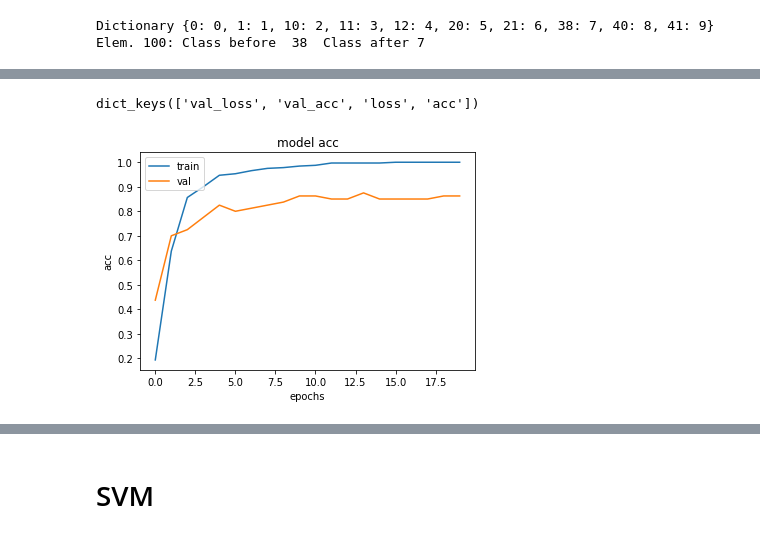
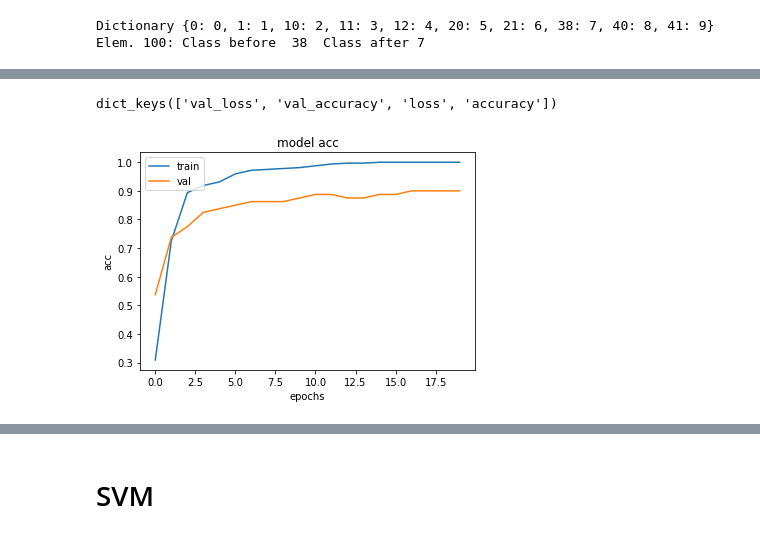
Before and after one commit to wangxiaochaun/deep-audio-learning-note, a Jupyter notebook: test1_soundnet_keras_pseeth.ipynb, the cells around one changed output, grey strips where cells are left out. Saved outputs shown, nothing was run; the diff lists cells and outputs as text; code cells hidden in the pictures.

```diff
--- a/test1_soundnet_keras_pseeth.ipynb
+++ b/test1_soundnet_keras_pseeth.ipynb
@@ -24,7 +26,7 @@ def build_model():
     Builds up the SoundNet model and loads the weights from a given model file (8-layer model is kept at models/sound8.npy).
     :return:
     """
-    model_weights = np.load('code/model/sound8.npy',allow_pickle=True, encoding = 'latin1').item()
+    model_weights = np.load('models/sound8.npy',allow_pickle=True, encoding = 'latin1').item()
     print(type(model_weights))
     model = Sequential()
     model.add(InputLayer(batch_input_shape=(1, None, 1)))
@@ -176,7 +178,7 @@ get_22th_layer_output = K.function([model.layers[0].input],
                                   [model.layers[22].output])
 # %%
 import pandas as pd
-test = pd.read_csv('E:/dataset/ESC-50-master/meta/esc50.csv',sep=',')
+test = pd.read_csv('D:/Project/ESC-50-master/meta/esc50.csv',sep=',')
 data = []
 list_target = []
 list_category = []
@@ -187,13 +189,13 @@ for file_name, target, category,esc10 in zip(list(test['filename']),
                                        list(test['category']),
                                        list(test['esc10'])):
         if esc10 == True:
-            audio = load_audio('E:/dataset/ESC-50-master/audio/'+file_name)
+            audio = load_audio('D:/Project/ESC-50-master/audio/'+file_name)
             data.append(audio)
             list_target.append(target)
             list_category.append(category)
 # %%
-get = get_22th_layer_output([data[155]])[0]
-# get = model.predict([data[155]])
-datos = np.asarray([data[155], data[155]]).reshape(1,-1,1)
+#get = get_22th_layer_output([data[155]])[0]
+#get = model.predict([data[155]])
+datos = np.asarray([data[155],data[155]]).reshape(1,-1,1)
 print(datos.shape)
 # %% [output]
@@ -313,7 +319,8 @@ NameError: name 'np' is not defined
 toClass = {}
 
 clases = [0,1,10,11,12,20,21,38,40,41] #target original
-for c,i in enumerate(list_target):
+
+for c,i in enumerate(clases):
     toClass[i] = c
 print("Dictionary",toClass)
 #change vector of classes
@@ -390,20 +397,20 @@ Epoch 20/20
 # %%
 # list all data in history
 print(history.history.keys())
 import matplotlib.pyplot as plt
 #Visualize history (loss vs epochs)
 plt.figure()
-plt.plot(history.history['acc'])
-plt.plot(history.history['val_acc'])
+plt.plot(history.history['accuracy'])
+plt.plot(history.history['val_accuracy'])
 plt.title('model acc')
 plt.ylabel('acc')
 plt.xlabel('epochs')
 plt.legend(['train','val'], loc='upper left')
 plt.show()
 
 score = classifier.evaluate(x_test, z_test, verbose=0)
 print('Test loss:', score[0])
 print('Test accuracy:', score[1])
 # %% [output]
-dict_keys(['val_loss', 'val_acc', 'loss', 'acc'])
+dict_keys(['val_loss', 'val_accuracy', 'loss', 'accuracy'])
-[figure, old version]
+[figure, new version]
```
Also changed, not shown: parts of 18 cells of this notebook, 1 other file.
